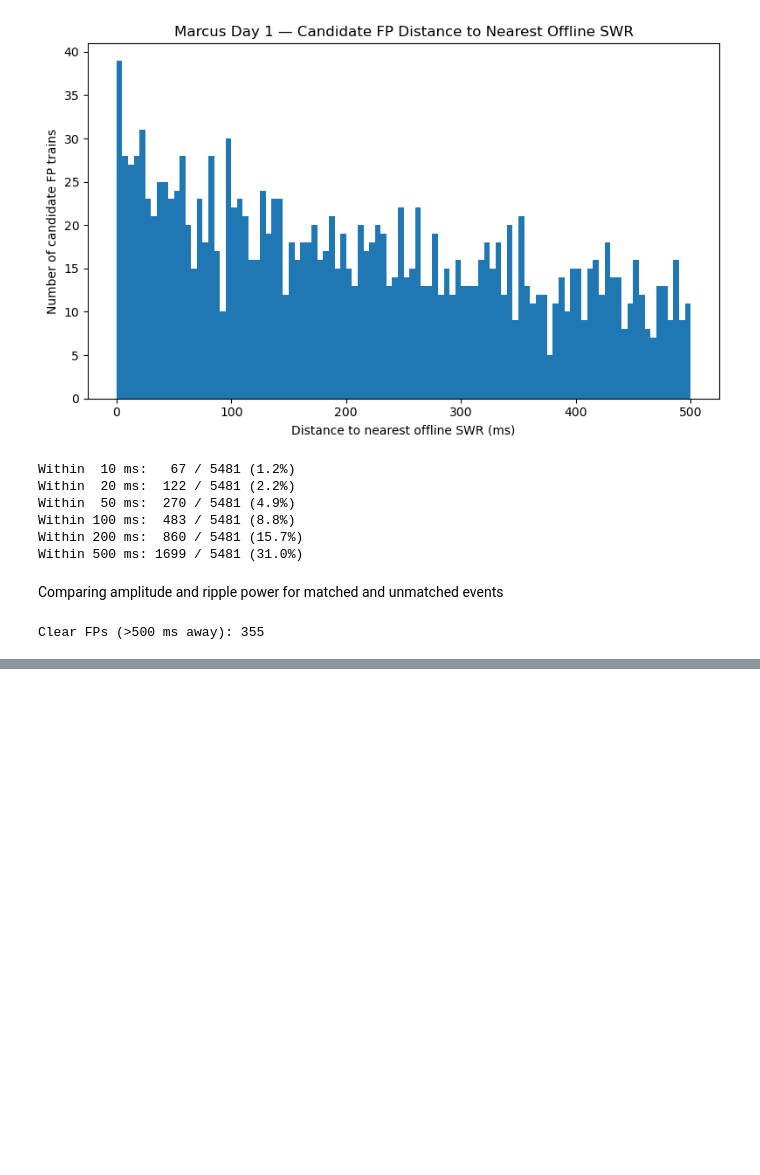
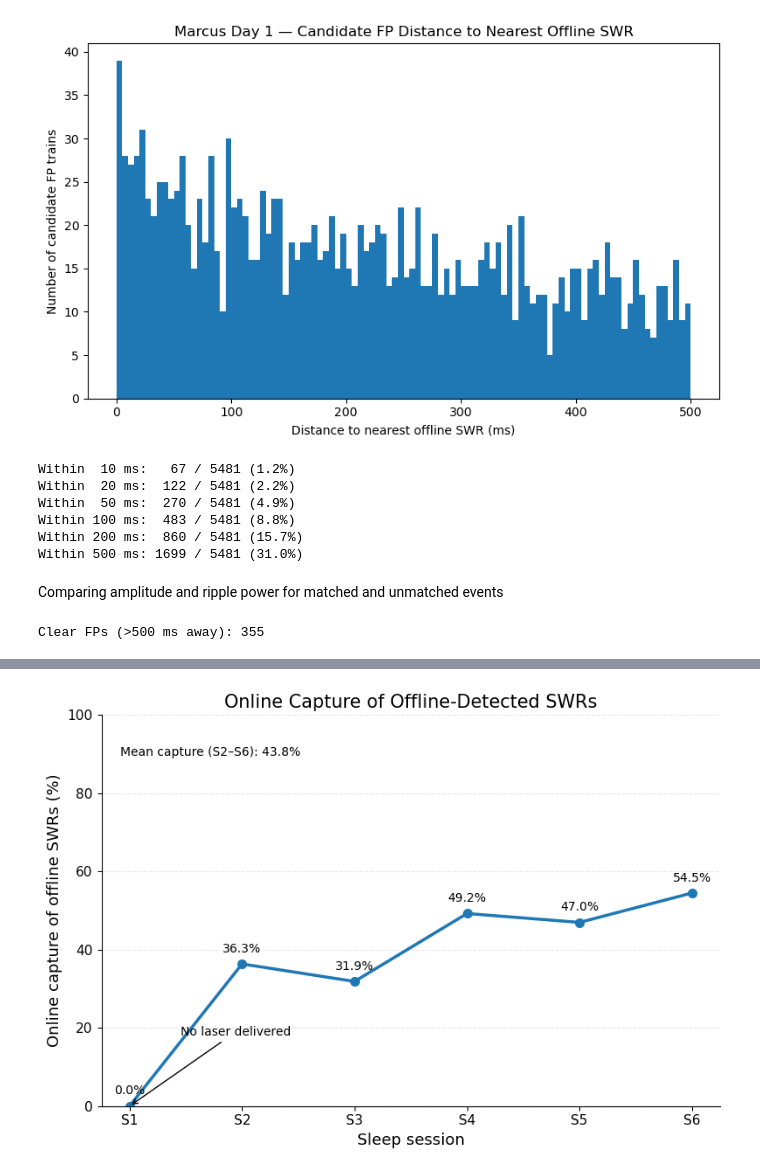
Before and after one commit to fgao38/Frank-Lab-Ripple-online-and-offline-analysis, a Jupyter notebook: ripple_time_analysis.ipynb, the cells around one changed output, grey strips where cells are left out. Saved outputs shown, nothing was run; the diff lists cells and outputs as text; code cells hidden in the pictures; blank space fills up the shorter version.

```diff
--- a/ripple_time_analysis.ipynb
+++ b/ripple_time_analysis.ipynb
@@ -1573,6 +1658,7 @@ offline_day1_s2 = (
         "nwb_file_name": nwb_file_name,
         "target_interval_list_name": session,
         "ripple_param_name": "default_trodes",
+        "group_name": "ripple detection channels"
     }
 ).fetch1_dataframe()
 
@@ -1723,6 +1809,7 @@ offline_day1_s3 = (
         "nwb_file_name": nwb_file_name,
         "target_interval_list_name": session,
         "ripple_param_name": "default_trodes",
+        "group_name": "ripple detection channels"
     }
 ).fetch1_dataframe()
 
@@ -1968,6 +2055,7 @@ for epoch_number, session in day1_sessions.items():
             "nwb_file_name": nwb_file_name,
             "target_interval_list_name": session,
             "ripple_param_name": "default_trodes",
+            "group_name": "ripple detection channels"
         }
     ).fetch1_dataframe()
 
@@ -2104,6 +2192,7 @@ for epoch_number, session in day1_sessions.items():
             "nwb_file_name": nwb_file_name,
             "target_interval_list_name": session,
             "ripple_param_name": "default_trodes",
+            "group_name": "ripple detection channels"
         }
     ).fetch1_dataframe()
 
@@ -2318,0 +2612,96 @@ Clear FP examples:
+# %%
+import matplotlib.pyplot as plt
+
+# Mean capture rate excluding S1
+mean_capture = session_stats.loc[
+    session_stats["session_number"] != 1,
+    "online_capture_pct"
+].mean()
+
+plt.figure(figsize=(8, 5.5))
+
+plt.plot(
+    session_stats["session_number"],
+    session_stats["online_capture_pct"],
+    marker="o",
+    markersize=7,
+    linewidth=2.5
+)
+
+# S1 annotation
+plt.annotate(
+    "No laser delivered",
+    xy=(1, 0),
+    xytext=(1.45, 18),
+    arrowprops=dict(
+        arrowstyle="->",
+        linewidth=1
+    ),
+    fontsize=10
+)
+
+# Mean annotation in upper-left
+plt.text(
+    0.03,
+    0.92,
+    f"Mean capture (S2–S6): {mean_capture:.1f}%",
+    transform=plt.gca().transAxes,
+    fontsize=10,
+    ha="left",
+    va="top"
+)
+
+plt.xlabel(
+    "Sleep session",
+    fontsize=13
+)
+
+plt.ylabel(
+    "Online capture of offline SWRs (%)",
+    fontsize=13
+)
+
+plt.title(
+    "Online Capture of Offline-Detected SWRs",
+    fontsize=15
+)
+
+plt.xticks(
+    session_stats["session_number"],
+    [f"S{i}" for i in session_stats["session_number"]],
+    fontsize=11
+)
+
+plt.yticks(
+    range(0, 101, 20),
+    fontsize=11
+)
+
+plt.ylim(0, 100)
+
+plt.grid(
+    axis="y",
+    linestyle="--",
+    alpha=0.3
+)
+
+plt.gca().spines["top"].set_visible(False)
+plt.gca().spines["right"].set_visible(False)
+
+# Percentage labels
+for x, y in zip(
+    session_stats["session_number"],
+    session_stats["online_capture_pct"]
+):
+    plt.text(
+        x,
+        y + 3,
+        f"{y:.1f}%",
+        ha="center",
+        fontsize=10
+    )
+
+plt.tight_layout()
+plt.show()
+# %% [output]
+[figure, added]
```
Also changed, not shown: parts of 31 cells of this notebook, 20 other files.
